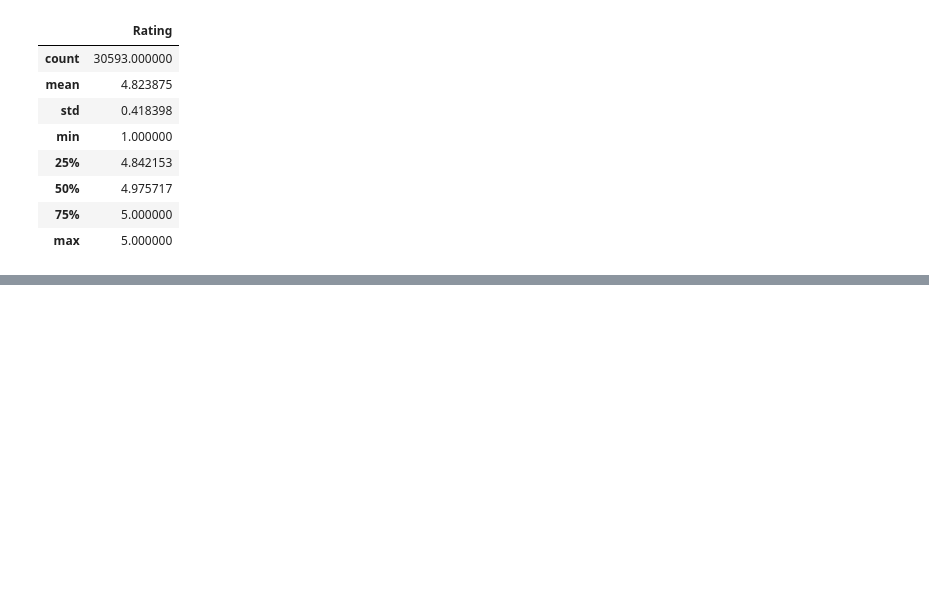
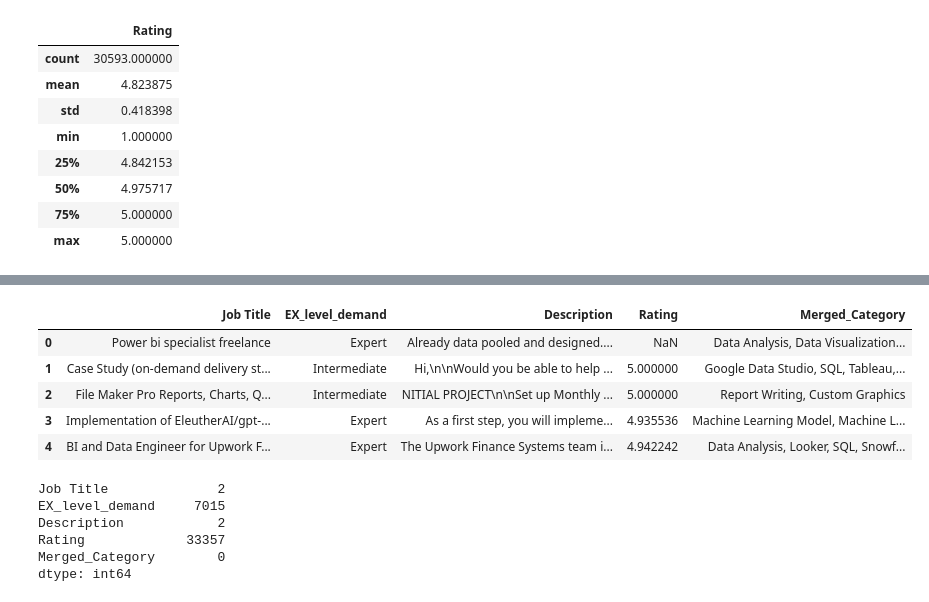
Before and after one commit to triumph10/ml_models, a Jupyter notebook: Untitled.ipynb, the cells around one changed output, grey strips where cells are left out. Cells and saved outputs as stored; diff of their text form; code cells hidden in the pictures; blank space fills up the shorter version.

```diff
--- a/Untitled.ipynb
+++ b/Untitled.ipynb
@@ -92,0 +124,26 @@ client_data.describe()
+# %%
+category_cols = ["Category_1", "Category_2", "Category_3", "Category_4",
+                 "Category_5", "Category_6", "Category_7", "Category_8", "Category_9"]
+# %%
+client_data['Merged_Category'] = client_data[category_cols].apply(
+    lambda row: ', '.join(row.dropna().astype(str)), axis=1)
+# %%
+client_data = client_data.drop(columns=category_cols)
+# %%
+client_data.head()
+# %% [output]
+|  | Job Title | EX_level_demand | Description | Rating | Merged_Category |
+| 0 | Power bi specialist freelance | Expert | Already data pooled and designed.... | NaN | Data Analysis, Data Visualization... |
+| 1 | Case Study (on-demand delivery st... | Intermediate | Hi,\n\nWould you be able to help ... | 5.000000 | Google Data Studio, SQL, Tableau,... |
+| 2 | File Maker Pro Reports, Charts, Q... | Intermediate | NITIAL PROJECT\n\nSet up Monthly ... | 5.000000 | Report Writing, Custom Graphics |
+| 3 | Implementation of EleutherAI/gpt-... | Expert | As a first step, you will impleme... | 4.935536 | Machine Learning Model, Machine L... |
+| 4 | BI and Data Engineer for Upwork F... | Expert | The Upwork Finance Systems team i... | 4.942242 | Data Analysis, Looker, SQL, Snowf... |
+# %%
+client_data.isnull().sum()
+# %% [output]
+Job Title              2
+EX_level_demand     7015
+Description            2
+Rating             33357
+Merged_Category        0
+dtype: int64
```
Also changed, not shown: parts of 18 cells of this notebook, 2 other files.
